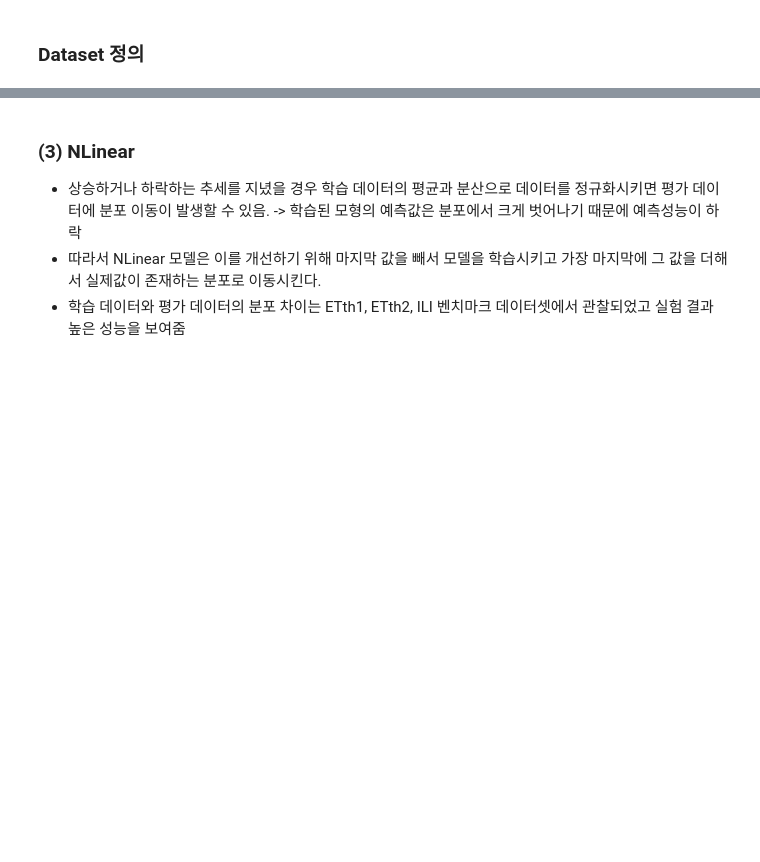
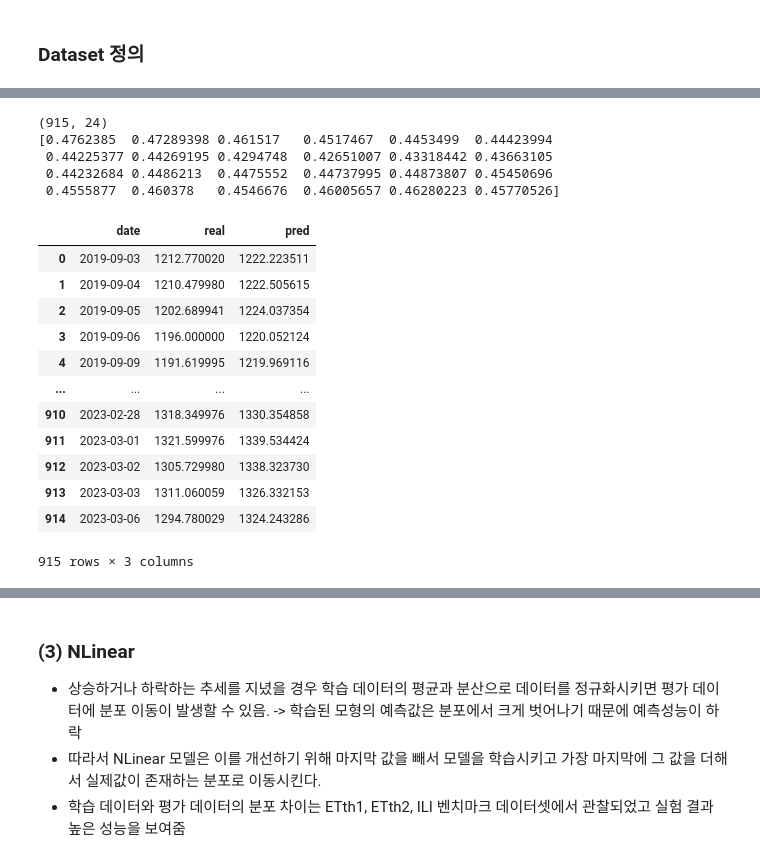
Before and after one commit to epzlfnql/Automated-Trading-Systems, a Jupyter notebook: 장기시계열예측_방법론/LTSF.ipynb, the cells around one changed output, grey strips where cells are left out. Drawn from its saved outputs; the diff is of its cells as text; code cells hidden in the pictures; blank space fills up the shorter version.

```diff
--- a/장기시계열예측_방법론/LTSF.ipynb
+++ b/장기시계열예측_방법론/LTSF.ipynb
@@ -271,7 +281,7 @@ max_loss = 999999999
 
 # 이 블록 안에서 예측값을 뽑아낼 수 있을 것 같다.
 # 첫번째 값만 뽑아내도 될거같다.
-for epoch in tqdm(range(1, epoch+1)):
+for epoch in tqdm(range(1, epoch+1)): # 50번 반복
     loss_list = []
     DLinear_model.train()
     for batch_idx, (data,target) in enumerate(train_dl):
@@ -294,8 +304,8 @@ for epoch in tqdm(range(1, epoch+1)):
             output = DLinear_model(data)
             test_loss = criterion(output, target.unsqueeze(-1))
             test_loss_list.append(test_loss)
-            test_pred_list.append(output[0])
-            test_real_list.append(target[0][0])
+            # test_pred_list.append(scaler.inverse_transform(output[0].numpy())) # 다시 역scaling
+            # test_real_list.append(scaler.inverse_transform(target.numpy())) # 다시 역 scaling
 
     if valid_loss < max_loss:
         torch.save(DLinear_model, './model/DLinear_model.pth')
@@ -469,0 +449,33 @@ tensor([[[0.4412],
+# %%
+print(test_y.shape)
+print(test_y[0])
+# %% [output]
+(915, 24)
+[0.4762385  0.47289398 0.461517   0.4517467  0.4453499  0.44423994
+ 0.44225377 0.44269195 0.4294748  0.42651007 0.43318442 0.43663105
+ 0.44232684 0.4486213  0.4475552  0.44737995 0.44873807 0.45450696
+ 0.4555877  0.460378   0.4546676  0.46005657 0.46280223 0.45770526]
+# %%
+test_date_lst = []
+test_y_lst = []
+for i in range(len(test_y)):
+    test_date_lst.append(test_date[i][0]) # 가장 처음값만 뽑아준다.
+    test_y_lst.append(scaler.inverse_transform(test_y)[i][0])
+
+tmp = {'date':test_date_lst, 'real':test_y_lst, 'pred':test_pred_lst}
+prediction_df = pd.DataFrame(data= tmp)
+prediction_df
+# %% [output]
+|  | date | real | pred |
+| 0 | 2019-09-03 | 1212.770020 | 1222.223511 |
+| 1 | 2019-09-04 | 1210.479980 | 1222.505615 |
+| 2 | 2019-09-05 | 1202.689941 | 1224.037354 |
+| 3 | 2019-09-06 | 1196.000000 | 1220.052124 |
+| 4 | 2019-09-09 | 1191.619995 | 1219.969116 |
+| ... | ... | ... | ... |
+| 910 | 2023-02-28 | 1318.349976 | 1330.354858 |
+| 911 | 2023-03-01 | 1321.599976 | 1339.534424 |
+| 912 | 2023-03-02 | 1305.729980 | 1338.323730 |
+| 913 | 2023-03-03 | 1311.060059 | 1326.332153 |
+| 914 | 2023-03-06 | 1294.780029 | 1324.243286 |
+915 rows × 3 columns
```
Also changed, not shown: parts of 18 cells of this notebook, 1 other file.
